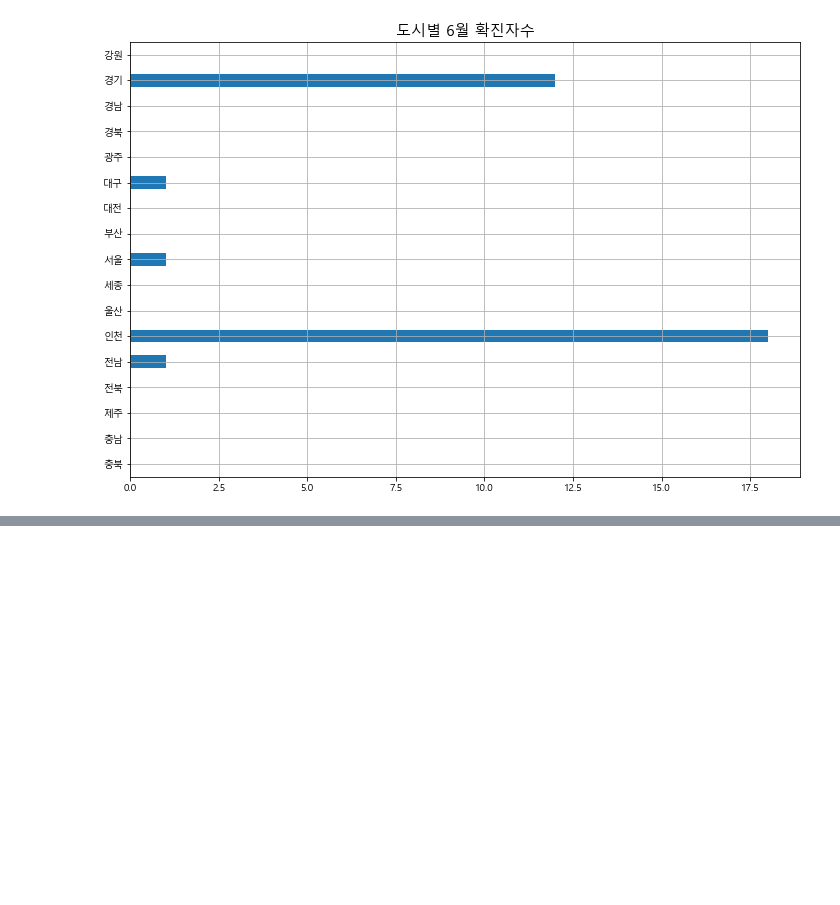
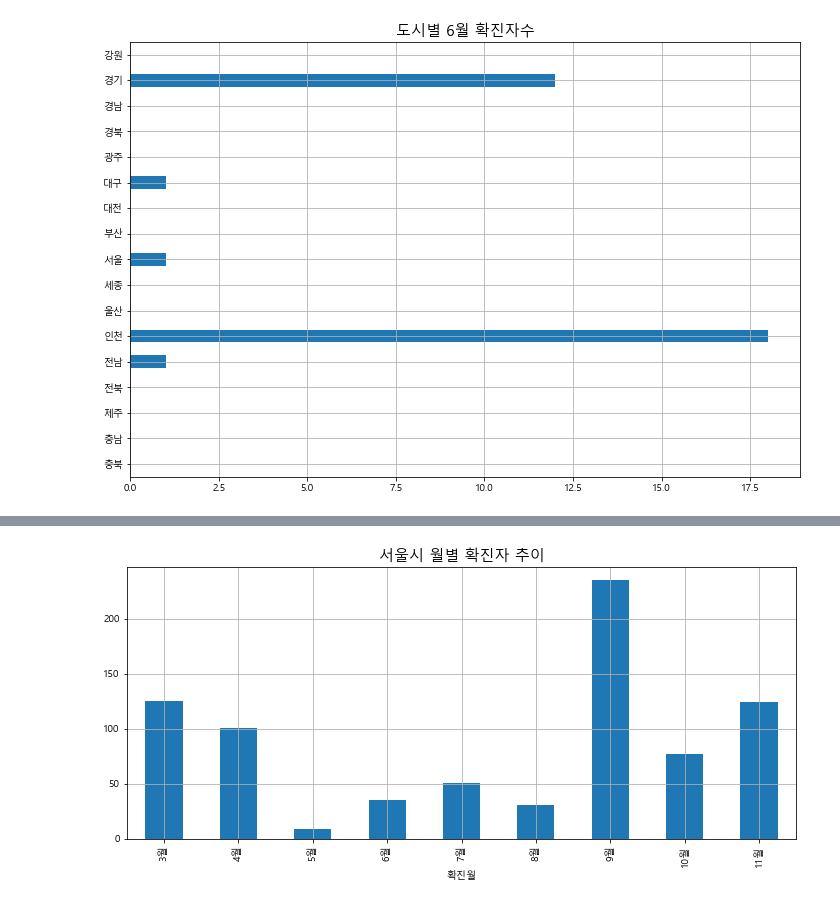
Before and after one commit to leele91/Data-Analysis-2020, a Jupyter notebook: 07.seoul/07.코로나.ipynb, the cells around one changed output, grey strips where cells are left out. Drawn from its saved outputs; the diff is of its cells as text; code cells hidden in the pictures; blank space fills up the shorter version.

```diff
--- a/07.seoul/07.코로나.ipynb
+++ b/07.seoul/07.코로나.ipynb
@@ -703,0 +811,7 @@ plt.show()
+# %%
+cov_m['합계'].plot(kind='bar', grid=True, figsize=(12,5))
+plt.xlabel('확진월')
+plt.title('서울시 월별 확진자 추이', fontsize=15)
+plt.show()
+# %% [output]
+[figure, added]
```
Also changed, not shown: parts of 27 cells of this notebook.
